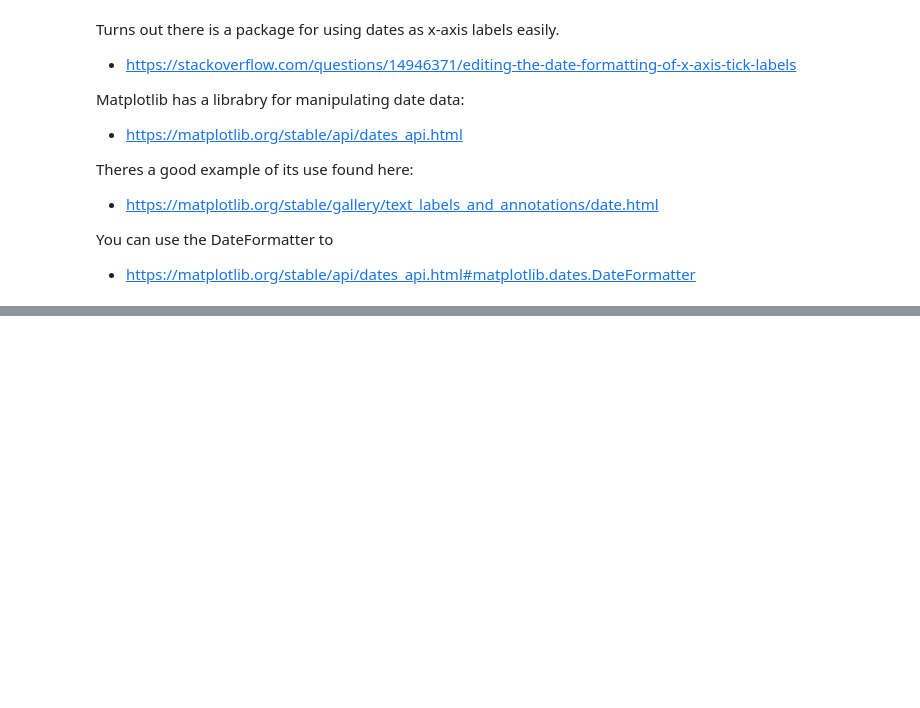
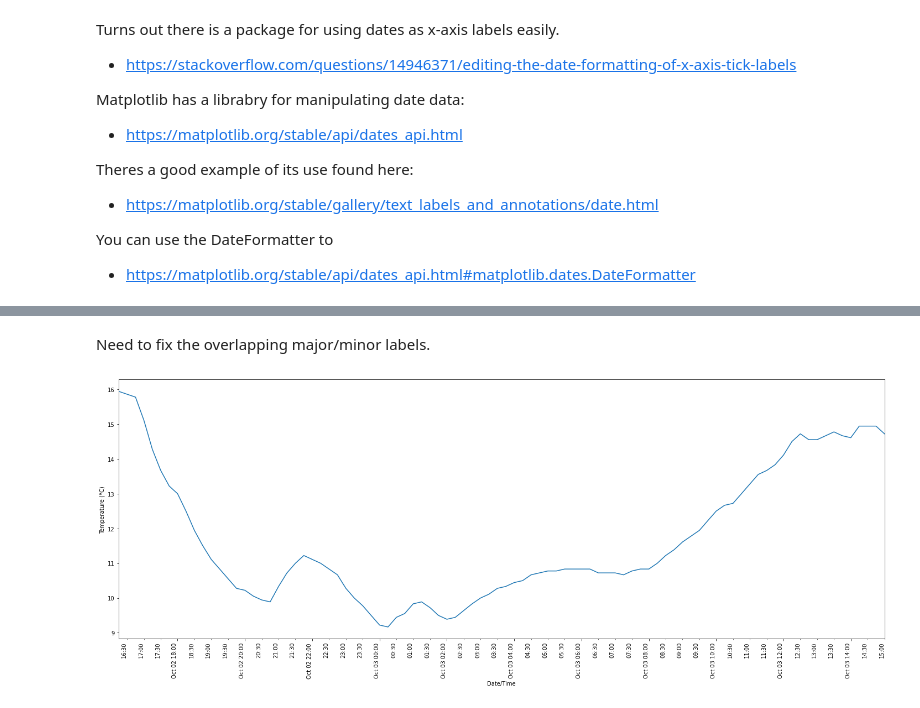
Before and after one commit to holmstead/PFDA, a Jupyter notebook: assignments/assignment2-weather.ipynb, the cells around one changed output, grey strips where cells are left out. Cells and saved outputs as stored; diff of their text form; code cells hidden in the pictures; blank space fills up the shorter version.

```diff
--- a/assignments/assignment2-weather.ipynb
+++ b/assignments/assignment2-weather.ipynb
@@ -267,0 +215,37 @@ plt.setp(labels, rotation=45, horizontalalignment="right")
+# %% [markdown]
+Need to fix the overlapping major/minor labels.
+# %%
+# Set up the figure and axis
+fig, ax = plt.subplots(figsize=(20, 8))
+
+# Define x and y values
+x = df["reportStartDateTime"]
+y = df["dryBulbTemperature_Celsius"]
+
+# Create the plot
+ax.plot(x, y)
+
+# Set axis labels
+ax.set_xlabel("Date/Time")
+ax.set_ylabel("Temperature (°C)")
+
+# Remove padding around the plot by setting margins to zero for the x-axis
+ax.margins(x=0)
+
+# Set the major ticks to format the date labels
+ax.xaxis.set_major_formatter(DateFormatter("%b %d %H:%M"))
+
+# Set minor ticks at 30-minute intervals
+ax.xaxis.set_minor_locator(MinuteLocator(interval=30))
+
+# Display minor tick labels (optional)
+ax.xaxis.set_minor_formatter(DateFormatter("%H:%M"))
+
+# Rotate x-axis labels for better readability
+plt.setp(ax.get_xticklabels(which='major'), rotation=90, ha='right', va='top')
+plt.setp(ax.get_xticklabels(which='minor'), rotation=90, ha='right', va='top')
+
+# Adjust layout to prevent label overlap
+fig.tight_layout()
+# %% [output]
+[figure, added]
```
Also changed, not shown: parts of 16 cells of this notebook.
